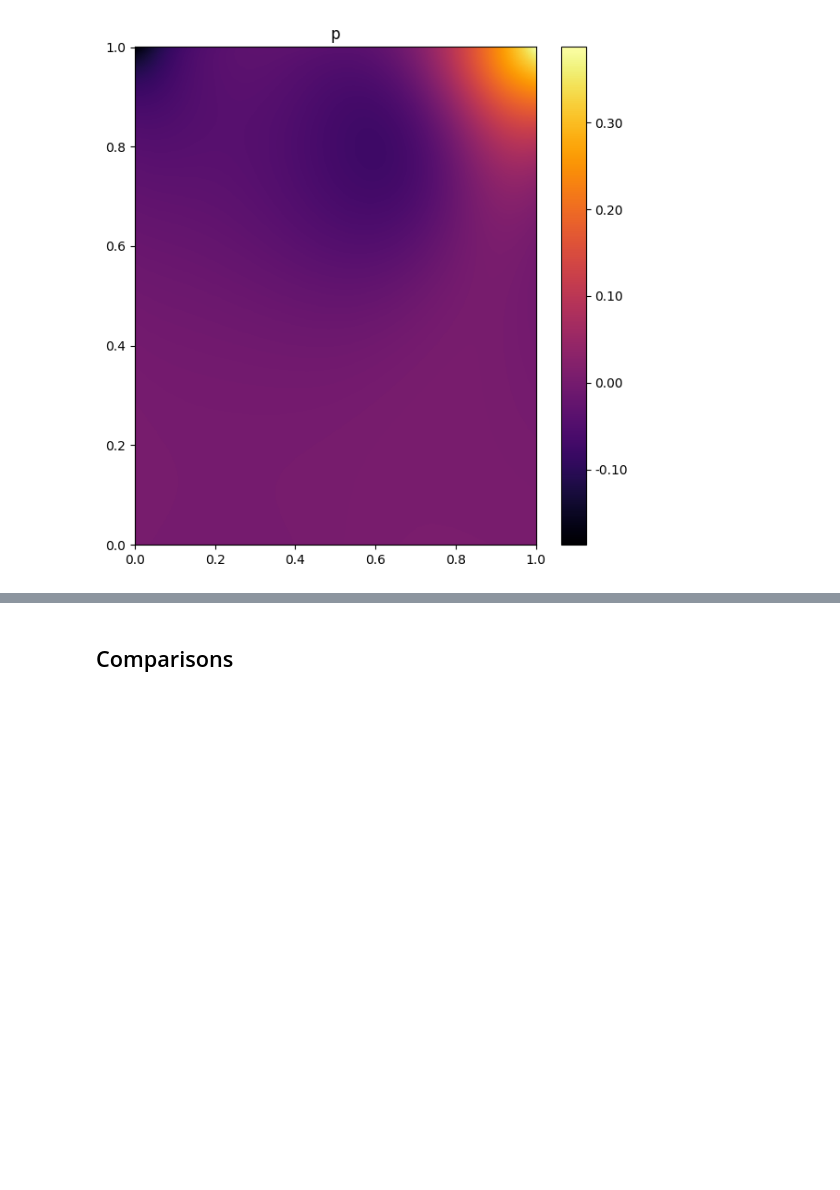
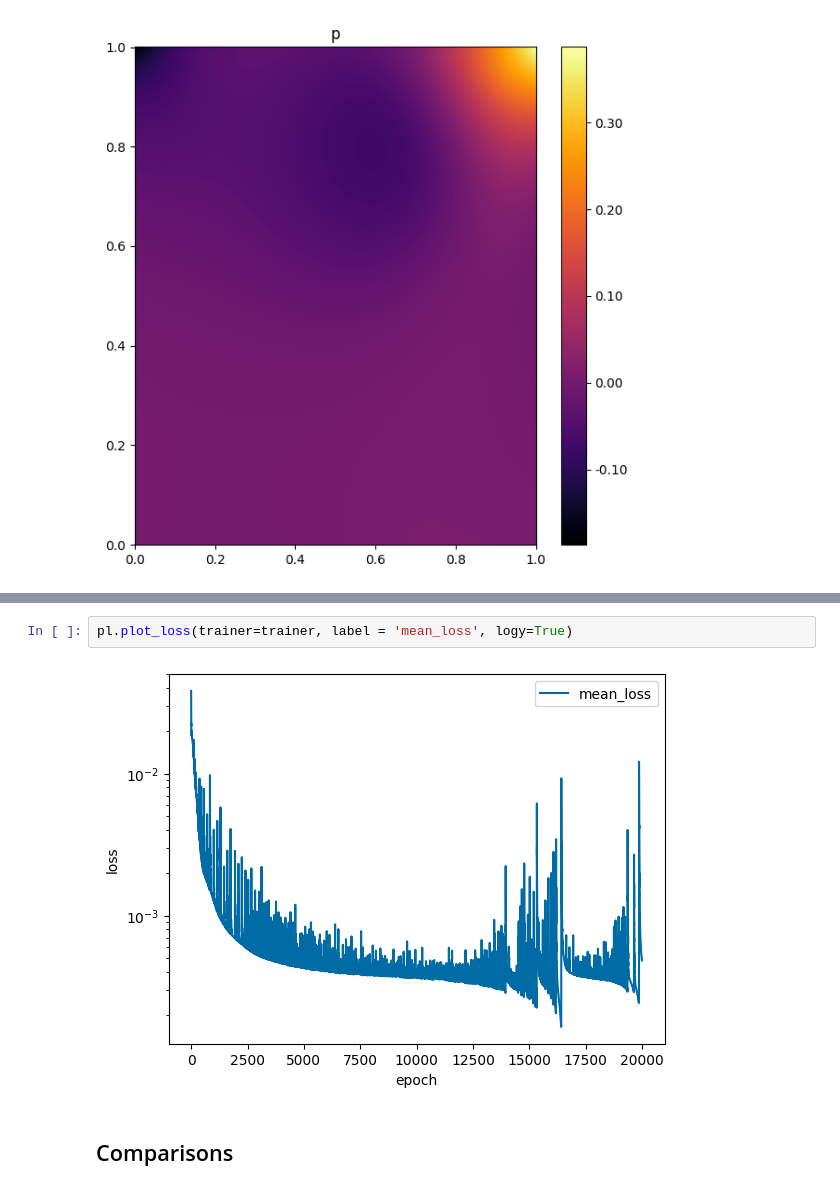
Before and after one commit to mia-jinns/jinns, a Jupyter notebook: benchmarks/NS2d-C/NS2d-C.ipynb, the cells around one changed output, grey strips where cells are left out. Cells and saved outputs as stored; diff of their text form; blank space fills up the shorter version.

```diff
--- a/benchmarks/NS2d-C/NS2d-C.ipynb
+++ b/benchmarks/NS2d-C/NS2d-C.ipynb
@@ -340,3 +549,7 @@ jinns.plot.plot2d(
+# %%
+pl.plot_loss(trainer=trainer, label = 'mean_loss', logy=True)
+# %% [output]
+[figure, added]
 # %% [markdown]
 ## Comparisons
 # %%
```
Also changed, not shown: parts of 16 cells of this notebook, 1 other file.
